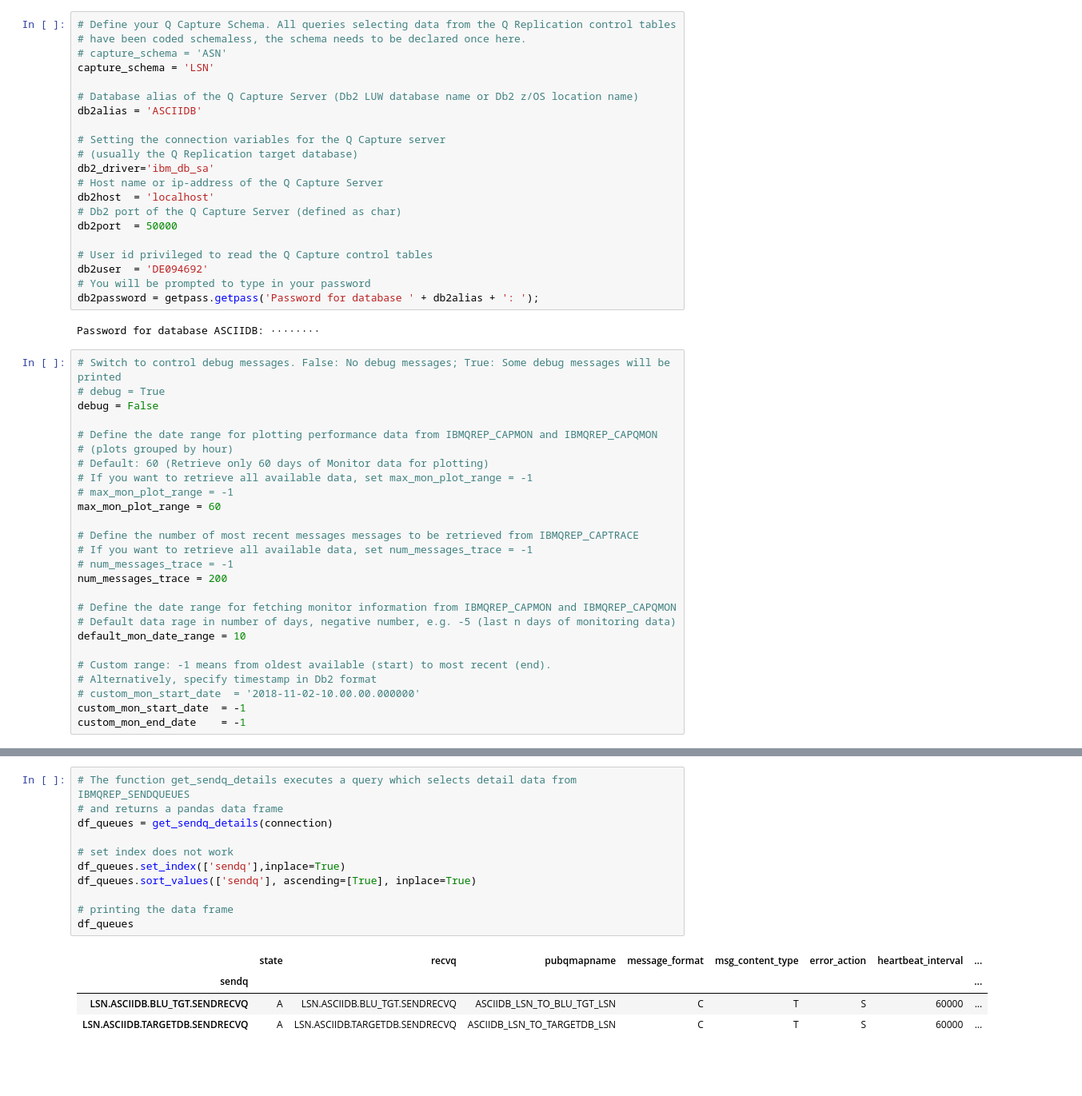
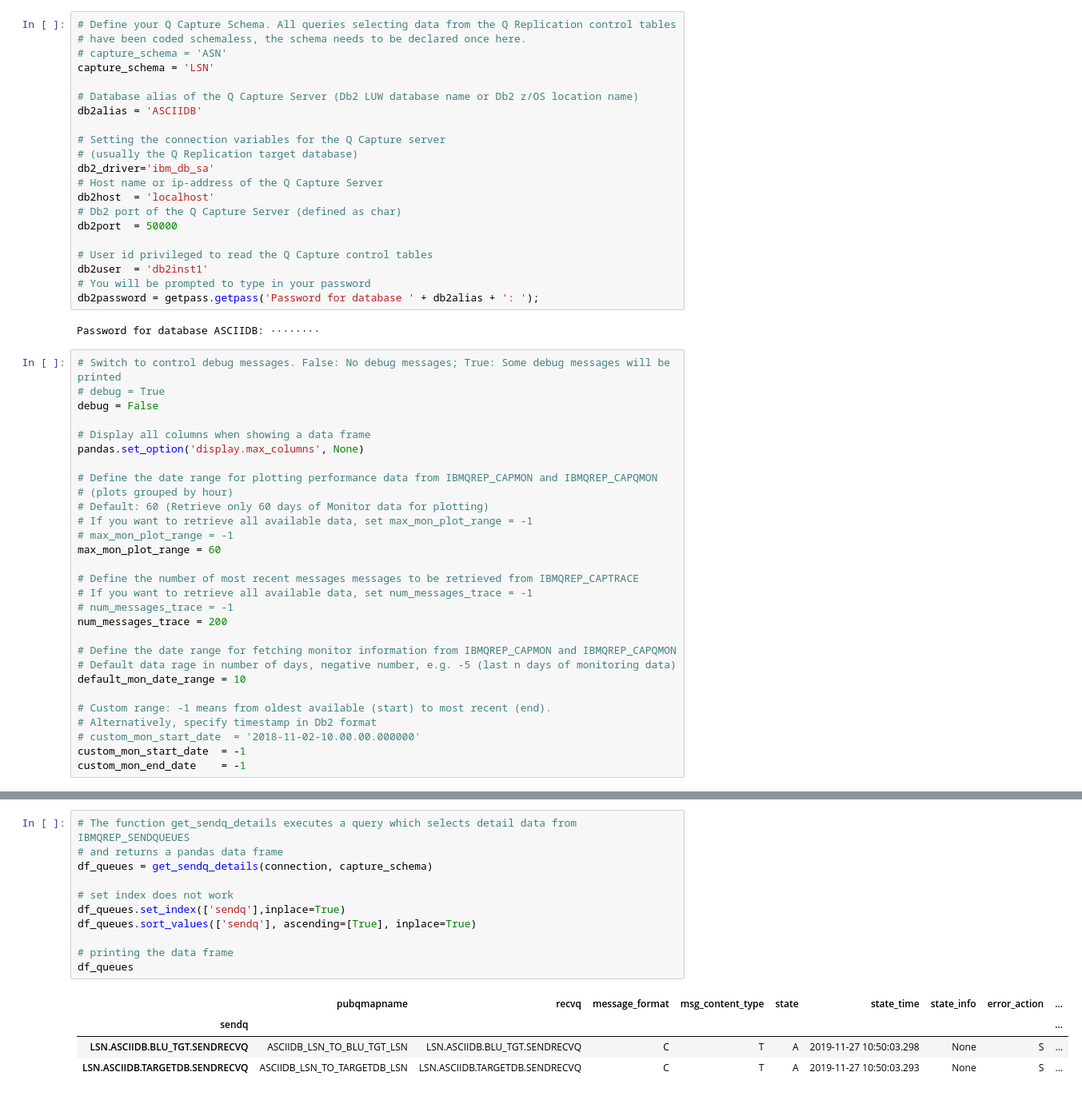
Before and after one commit to federator3/Q-Replication-Jupyter-Notebook, a Jupyter notebook: IBM Q Capture Jupyter Notebook.ipynb, the cells around one changed output, grey strips where cells are left out. Shown: that part at 80% size. Cells and saved outputs as stored; diff of their text form; blank space fills up the shorter version.

```diff
--- a/IBM Q Capture Jupyter Notebook.ipynb
+++ b/IBM Q Capture Jupyter Notebook.ipynb
@@ -103,7 +103,7 @@ db2host  = 'localhost'
 db2port  = 50000
 
 # User id privileged to read the Q Capture control tables
-db2user  = 'DE094692'
+db2user  = 'db2inst1'
 # You will be prompted to type in your password
 db2password = getpass.getpass('Password for database ' + db2alias + ': ');
 # %% [output]
@@ -112,6 +112,9 @@ Password for database ASCIIDB: ········
 # Switch to control debug messages. False: No debug messages; True: Some debug messages will be printed
 # debug = True
 debug = False
+
+# Display all columns when showing a data frame
+pandas.set_option('display.max_columns', None)
 
 # Define the date range for plotting performance data from IBMQREP_CAPMON and IBMQREP_CAPQMON
 # (plots grouped by hour)
@@ -525,19 +529,19 @@ Send queue details (IBMQREP_SENDQUEUES)
 # %%
 # The function get_sendq_details executes a query which selects detail data from IBMQREP_SENDQUEUES
 # and returns a pandas data frame
-df_queues = get_sendq_details(connection)
+df_queues = get_sendq_details(connection, capture_schema)
 
 # set index does not work
 df_queues.set_index(['sendq'],inplace=True)
 df_queues.sort_values(['sendq'], ascending=[True], inplace=True)
 
 # printing the data frame
 df_queues
 # %% [output]
-|  | state | recvq | pubqmapname | message_format | msg_content_type | error_action | heartbeat_interval | ... |
-| sendq |  |  |  |  |  |  |  | ... |
-| LSN.ASCIIDB.BLU_TGT.SENDRECVQ | A | LSN.ASCIIDB.BLU_TGT.SENDRECVQ | ASCIIDB_LSN_TO_BLU_TGT_LSN | C | T | S | 60000 | ... |
-| LSN.ASCIIDB.TARGETDB.SENDRECVQ | A | LSN.ASCIIDB.TARGETDB.SENDRECVQ | ASCIIDB_LSN_TO_TARGETDB_LSN | C | T | S | 60000 | ... |
+|  | pubqmapname | recvq | message_format | msg_content_type | state | state_time | state_info | error_action | ... |
+| sendq |  |  |  |  |  |  |  |  | ... |
+| LSN.ASCIIDB.BLU_TGT.SENDRECVQ | ASCIIDB_LSN_TO_BLU_TGT_LSN | LSN.ASCIIDB.BLU_TGT.SENDRECVQ | C | T | A | 2019-11-27 10:50:03.298 | None | S | ... |
+| LSN.ASCIIDB.TARGETDB.SENDRECVQ | ASCIIDB_LSN_TO_TARGETDB_LSN | LSN.ASCIIDB.TARGETDB.SENDRECVQ | C | T | A | 2019-11-27 10:50:03.293 | None | S | ... |
 # %% [markdown]
 [Back to Top](#top)
 <a id='qsubs_details'></a>
```
Also changed, not shown: parts of 15 cells of this notebook, 2 other files.
